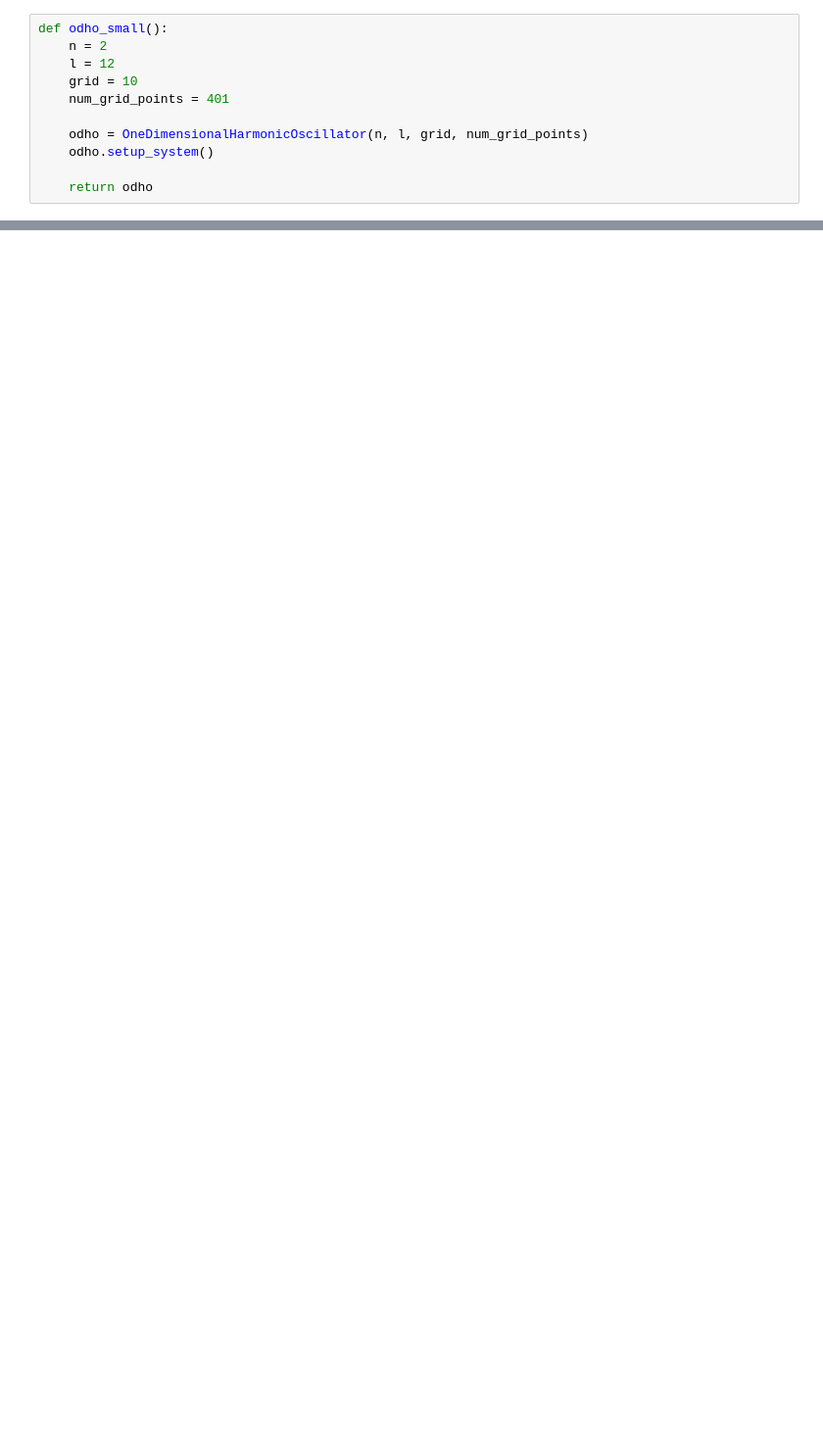
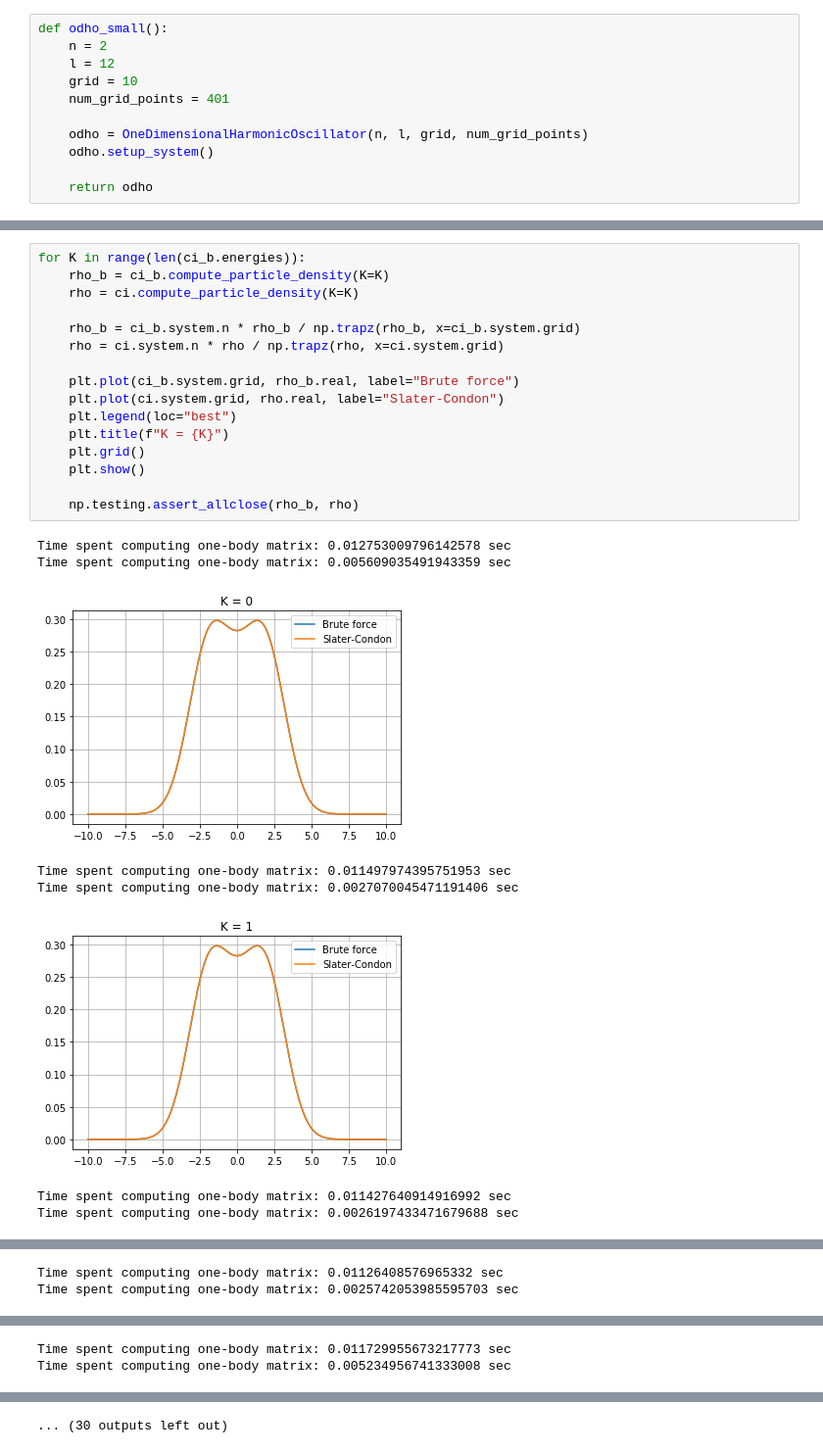
Before and after one commit to HyQD/configuration-interaction, a Jupyter notebook: scripts/density-matrices.ipynb, the cells around one changed output, grey strips where cells are left out. Shown at 98% size. Drawn from its saved outputs; the diff is of its cells as text; blank space fills up the shorter version.

```diff
--- a/scripts/density-matrices.ipynb
+++ b/scripts/density-matrices.ipynb
@@ -128,0 +116,25 @@ np.testing.assert_allclose(rho, rho_b, atol=1e-7)
+# %%
+for K in range(len(ci_b.energies)):
+    rho_b = ci_b.compute_particle_density(K=K)
+    rho = ci.compute_particle_density(K=K)
+
+    rho_b = ci_b.system.n * rho_b / np.trapz(rho_b, x=ci_b.system.grid)
+    rho = ci.system.n * rho / np.trapz(rho, x=ci.system.grid)
+
+    plt.plot(ci_b.system.grid, rho_b.real, label="Brute force")
+    plt.plot(ci.system.grid, rho.real, label="Slater-Condon")
+    plt.legend(loc="best")
+    plt.title(f"K = {K}")
+    plt.grid()
+    plt.show()
+
+    np.testing.assert_allclose(rho_b, rho)
+# %% [output]
+Time spent computing one-body matrix: 0.012753009796142578 sec
+Time spent computing one-body matrix: 0.005609035491943359 sec
+[figure, added]
+Time spent computing one-body matrix: 0.011497974395751953 sec
+Time spent computing one-body matrix: 0.0027070045471191406 sec
+[figure, added]
+Time spent computing one-body matrix: 0.011427640914916992 sec
+Time spent computing one-body matrix: 0.0026197433471679688 sec
@@ -128,0 +142,2 @@ np.testing.assert_allclose(rho, rho_b, atol=1e-7)
+Time spent computing one-body matrix: 0.01126408576965332 sec
+Time spent computing one-body matrix: 0.0025742053985595703 sec
@@ -128,0 +145,2 @@ np.testing.assert_allclose(rho, rho_b, atol=1e-7)
+Time spent computing one-body matrix: 0.011729955673217773 sec
+Time spent computing one-body matrix: 0.005234956741333008 sec
@@ -128,0 +151 @@ np.testing.assert_allclose(rho, rho_b, atol=1e-7)
+... (30 outputs left out)
```
Also changed, not shown: parts of 19 cells of this notebook.
